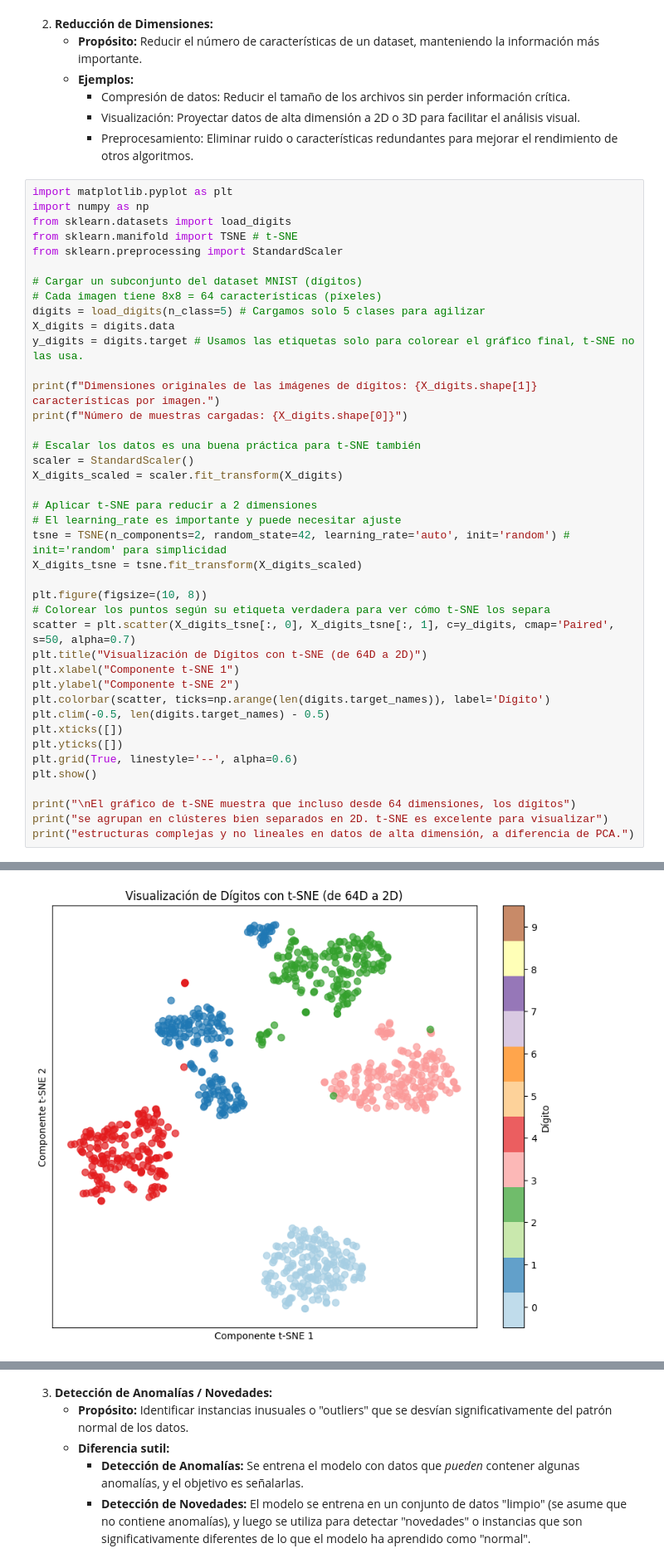
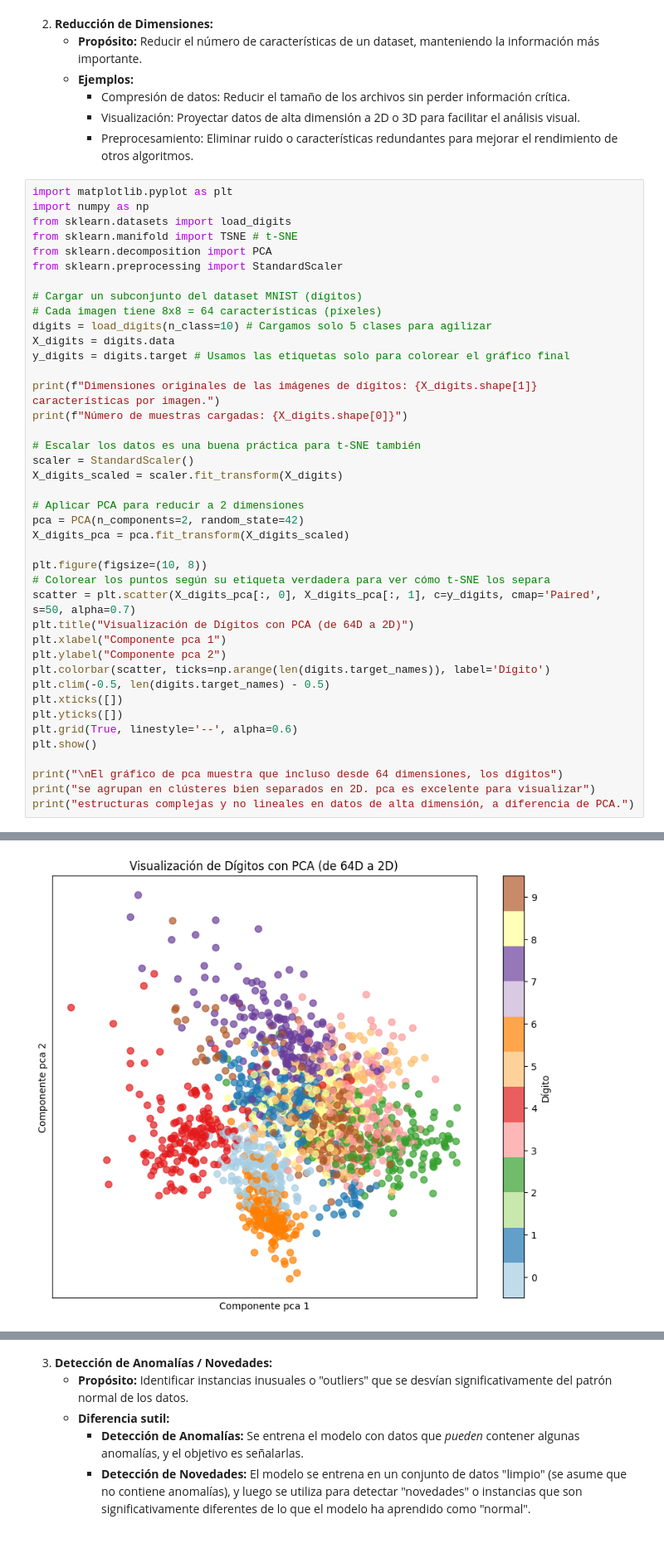
Before and after one commit to Reconocimiento-de-patrones-UNQ/Clase5, a Jupyter notebook: AprendizajeNoSupervisado.ipynb, the cells around one changed output, grey strips where cells are left out. Shown: that part at 83% size. Cells and saved outputs as stored; diff of their text form.

```diff
--- a/AprendizajeNoSupervisado.ipynb
+++ b/AprendizajeNoSupervisado.ipynb
@@ -83,13 +89,14 @@ import matplotlib.pyplot as plt
 import numpy as np
 from sklearn.datasets import load_digits
 from sklearn.manifold import TSNE # t-SNE
+from sklearn.decomposition import PCA
 from sklearn.preprocessing import StandardScaler
 
 # Cargar un subconjunto del dataset MNIST (dígitos)
 # Cada imagen tiene 8x8 = 64 características (píxeles)
-digits = load_digits(n_class=5) # Cargamos solo 5 clases para agilizar
+digits = load_digits(n_class=10) # Cargamos solo 5 clases para agilizar
 X_digits = digits.data
-y_digits = digits.target # Usamos las etiquetas solo para colorear el gráfico final, t-SNE no las usa.
+y_digits = digits.target # Usamos las etiquetas solo para colorear el gráfico final
 
 print(f"Dimensiones originales de las imágenes de dígitos: {X_digits.shape[1]} características por imagen.")
 print(f"Número de muestras cargadas: {X_digits.shape[0]}")
@@ -98,17 +105,16 @@ print(f"Número de muestras cargadas: {X_digits.shape[0]}")
 scaler = StandardScaler()
 X_digits_scaled = scaler.fit_transform(X_digits)
 
-# Aplicar t-SNE para reducir a 2 dimensiones
-# El learning_rate es importante y puede necesitar ajuste
-tsne = TSNE(n_components=2, random_state=42, learning_rate='auto', init='random') # init='random' para simplicidad
-X_digits_tsne = tsne.fit_transform(X_digits_scaled)
+# Aplicar PCA para reducir a 2 dimensiones
+pca = PCA(n_components=2, random_state=42)
+X_digits_pca = pca.fit_transform(X_digits_scaled)
 
 plt.figure(figsize=(10, 8))
 # Colorear los puntos según su etiqueta verdadera para ver cómo t-SNE los separa
-scatter = plt.scatter(X_digits_tsne[:, 0], X_digits_tsne[:, 1], c=y_digits, cmap='Paired', s=50, alpha=0.7)
-plt.title("Visualización de Dígitos con t-SNE (de 64D a 2D)")
-plt.xlabel("Componente t-SNE 1")
-plt.ylabel("Componente t-SNE 2")
+scatter = plt.scatter(X_digits_pca[:, 0], X_digits_pca[:, 1], c=y_digits, cmap='Paired', s=50, alpha=0.7)
+plt.title("Visualización de Dígitos con PCA (de 64D a 2D)")
+plt.xlabel("Componente pca 1")
+plt.ylabel("Componente pca 2")
 plt.colorbar(scatter, ticks=np.arange(len(digits.target_names)), label='Dígito')
 plt.clim(-0.5, len(digits.target_names) - 0.5)
 plt.xticks([])
@@ -116,8 +122,8 @@ plt.yticks([])
 plt.grid(True, linestyle='--', alpha=0.6)
 plt.show()
 
-print("\nEl gráfico de t-SNE muestra que incluso desde 64 dimensiones, los dígitos")
-print("se agrupan en clústeres bien separados en 2D. t-SNE es excelente para visualizar")
+print("\nEl gráfico de pca muestra que incluso desde 64 dimensiones, los dígitos")
+print("se agrupan en clústeres bien separados en 2D. pca es excelente para visualizar")
 print("estructuras complejas y no lineales en datos de alta dimensión, a diferencia de PCA.")
 # %% [output]
 Dimensiones originales de las imágenes de dígitos: 64 características por imagen.
@@ -125 +131 @@ Número de muestras cargadas: 901
-[figure, old version]
+[figure, new version]
```
Also changed, not shown: parts of 3 cells of this notebook.
